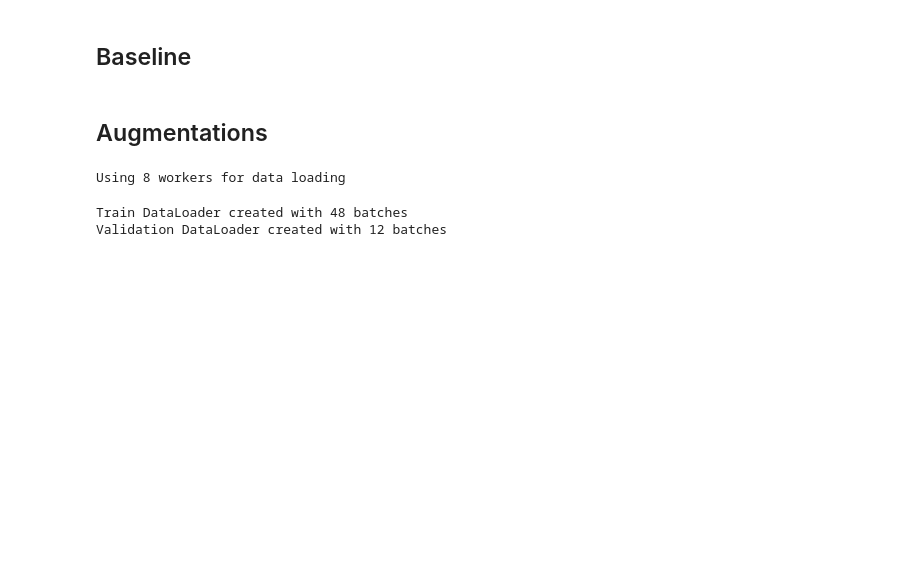
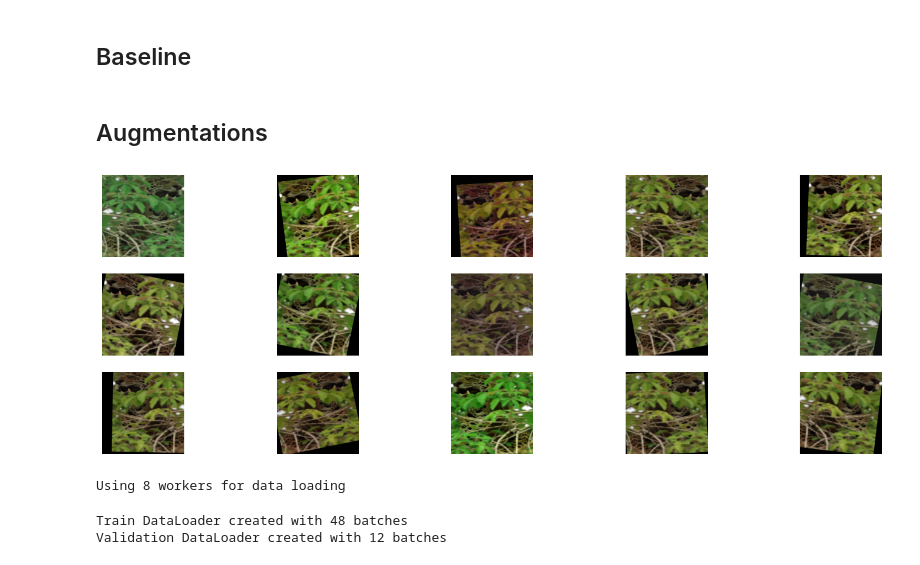
Before and after one commit to CarloColumbo/Kaggle-Competition-Jaguar-Re-identification, a Jupyter notebook: notebooks/data_augmentation.ipynb, the cells around one changed output. Saved outputs shown, nothing was run; the diff lists cells and outputs as text; code cells hidden in the pictures; blank space fills up the shorter version.

```diff
--- a/notebooks/data_augmentation.ipynb
+++ b/notebooks/data_augmentation.ipynb
@@ -657,3 +675,34 @@ Initial model weights saved to /sc/home/karl.schuetz/hands_on_computer_vision/Ka
+# %%
+# Iterate over images. resize and output in own directory if not already done
+augmented_dir = OUTPUT_PATH / "train_augmented"
+augmented_dir.mkdir(parents=True, exist_ok=True)
+
+dino_input_size = dino_config["input_size"]
+
+for idx, row in tqdm(train_df.iterrows(), total=len(train_df), desc="Augmenting images"):
+    filename = idx
+    input_path = DATA_PATH / "train" / filename
+    output_path = augmented_dir / filename
+
+    if output_path.exists():
+        continue
+
+    image = cv2.imread(input_path, cv2.IMREAD_UNCHANGED)
+    if image is None:
+        print(f"Warning: Could not read image {input_path}")
+        continue
+
+    # Apply background blur
+    if image.shape[2] == 4:
+        image = ImageDataset.blur_background(None, image)
+
+    # Resize to model input size
+    resized_image = cv2.resize(image, (dino_input_size[2], dino_input_size[1]))
+
+    # Save augmented image
+    cv2.imwrite(output_path, resized_image)
+
+image_paths = [augmented_dir / fn for fn in train_df.index.astype(str)]
 # %%
 table = [
     ["Augmentation", "Best val_mAP", "Best epoch"]
@@ -663,14 +712,14 @@ table = [
 # %% [markdown]
 ## Augmentations
 # %%
-dino_input_size = dino_config["input_size"]
 dino_norm_mean = dino_config["mean"]
 dino_norm_std = dino_config["std"]
 
 
 # Define the visual augmentation pipeline
 visual_transform = A.Compose([
-    A.RandomResizedCrop(size=(dino_input_size[1], dino_input_size[2]), scale=(0.8, 1.0)),
+    # A.RandomResizedCrop(size=(dino_input_size[1], dino_input_size[2]), scale=(0.8, 1.0)),
+    A.Resize(dino_input_size[1], dino_input_size[2]),
     A.HorizontalFlip(p=0.5),
     A.ShiftScaleRotate(shift_limit=0.1, scale_limit=0.1, rotate_limit=15, p=0.7),
     A.ColorJitter(brightness=0.2, contrast=0.2, saturation=0.2, hue=0.1, p=0.7),
@@ -690,16 +739,18 @@ val_transform = A.Compose([
 # %%
 # Generate multiple augmented versions
 image = cv2.imread(image_paths[0])  # BGR format
 image = cv2.cvtColor(image, cv2.COLOR_BGR2RGB)
-augmented_images = [visual_transform(image=image)["image"] for _ in range(6)]
+augmented_images = [visual_transform(image=image)["image"] for _ in range(15)]
 
 # Display them
-fig, axes = plt.subplots(1, 6, figsize=(18, 6))
-for ax, img in zip(axes, augmented_images):
+fig, axes = plt.subplots(3, 5, figsize=(18, 6))
+for ax, img in zip(axes.flatten(), augmented_images):
     ax.imshow(img)
     ax.axis("off")
 
 plt.show()
+# %% [output]
+[figure, added]
 # %%
 num_workers = min(8, os.cpu_count())
 print(f"Using {num_workers} workers for data loading")
```
Also changed, not shown: parts of 20 cells of this notebook, 3 other files.
